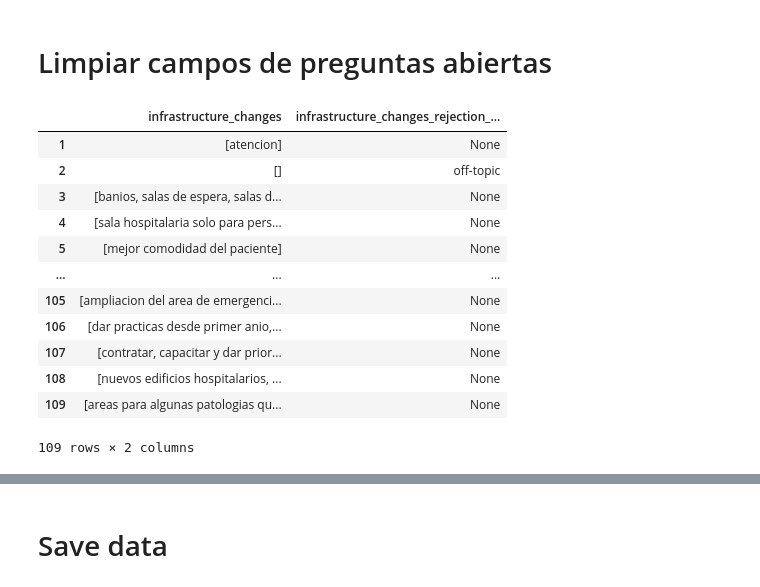
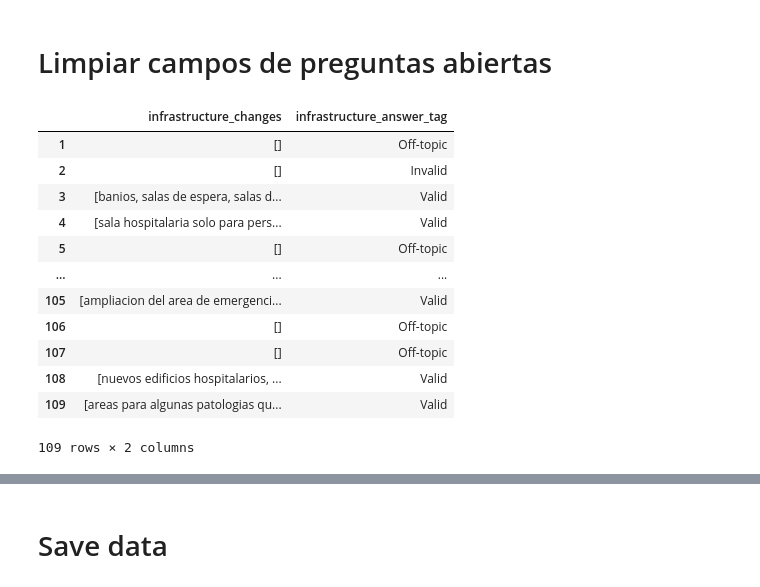
Before and after one commit to Mortadelo24/mejora-infrastructura-hospitalaria-managua-nicaragua, a Jupyter notebook: 01_Data_Preparation.ipynb, the cells around one changed output, grey strips where cells are left out. Drawn from its saved outputs; the diff is of its cells as text; code cells hidden in the pictures.

Commit message:
clean some questions

```diff
--- a/01_Data_Preparation.ipynb
+++ b/01_Data_Preparation.ipynb
@@ -30,7 +30,7 @@ data.rename(columns={
     'En su experiencia, ¿la modernización hospitalaria ha mejorado la calidad de la atención?': 'modernization_improves_attention',
     '¿Qué aspecto considera que ha mejorado más? ': 'improved_aspect_raw',
     '¿Qué desafíos persisten en la atención hospitalaria a pesar de la modernización?': 'challenges_raw',
-    '¿Cuáles son las patologías más frecuentes que ha observado en sus prácticas?': 'pathologies_raw',
+    '¿Cuáles son las patologías más frecuentes que ha observado en sus prácticas?': 'pathologies',
     '¿Considera que la red hospitalaria está mejor preparada para atender estas patologías en comparación con hace 5 años?': 'improved_pathologies_treatments',
     'En general, ¿cómo calificaría la modernización de la red hospitalaria pública en Managua (2020–2025)?  ': 'modernization_score',
     '¿Qué recomendación daría para mejorar la modernización hospitalaria en Nicaragua?': 'recomendations_raw'
@@ -56,8 +56,7 @@ data["most_important_technology_raw"] = data["most_important_technology_raw"].ap
     normalize_text)
 data["improved_aspect_raw"] = data["improved_aspect_raw"].apply(normalize_text)
 data["challenges_raw"] = data["challenges_raw"].apply(normalize_text)
-data["pathologies_raw"] = data["pathologies_raw"].apply(normalize_text)
-data["recomendations_raw"] = data["pathologies_raw"].apply(normalize_text)
+data["recomendations_raw"] = data["recomendations_raw"].apply(normalize_text)
 
 
 # corregir tipos de datos
@@ -78,7 +77,7 @@ data = data.astype({
     'modernization_improves_attention': 'category',
     'improved_aspect_raw': 'string',
     'challenges_raw': 'string',
-    'pathologies_raw': 'string',
+    'pathologies': 'category',
     'improved_pathologies_treatments': 'category',
     'modernization_score': 'int64',
     'recomendations_raw': 'string'
@@ -145,7 +144,7 @@ import json
 
 class Answer(BaseModel):
     items: list[str] = Field(..., description="A list of items extracted from the answer. if the answer is not valid, then it should be an empty list")
-    rejection_reason: str | None = Field(description="If the answer is invalid, provide a brief reason (e.g., 'Off-topic', 'Spam').")
+    tag: str = Field(..., description="Give a sentiment classification tag to the response if valid. If the answer is invalid, provide a brief tag (e.g., 'Off-topic', 'Spam').")
 
 class BatchFormattedResponse(BaseModel):
     formatted_results: List[Answer] = Field(
@@ -163,11 +162,10 @@ def clean_unstructed_text(question: str, answers: list[str]):
     1. Parse answers for this question "{question}"
     2. A valid response to a question can be a paragraph explaining or a directly any kind of list.
     4. Return *only* the JSON object matching the required schema.
-    3. For each element of the main list:
+    5. For each element of the main list:
         1. Evaluate if it is a valid response to the question and if not leave the list empty.
         6. The content of each output item can not contain special characters and must be plain text.
-        7. Each item should be reduce to a compact version that still expresses a valid response item for the question.
-        8. If the answer is invalid, give a breve explanation for why it is not a valid answer.
+        7. Each item should be reduce to a compact version still keep relevant information to the response.
 
     Answers:
     {json.dumps(answers)}
@@ -183,27 +181,30 @@ def clean_unstructed_text(question: str, answers: list[str]):
                                            ),
 
                                         )
+    if not response.text:
+        raise ValueError("No response from gemini")
+
     response_df = pd.DataFrame(BatchFormattedResponse.model_validate_json(response.text).model_dump()['formatted_results'])
 
     return response_df
 # %%
 question = "Mencione cambios en la infraestructura hospitalaria que considere relevante"
 result_df = clean_unstructed_text(question, data['infrastructure_changes_raw'].to_list())
-result_df.columns = ['infrastructure_changes', 'infrastructure_changes_rejection_reason']
+result_df.columns = ['infrastructure_changes', 'infrastructure_answer_tag']
 data[result_df.columns] = result_df.values
+
+data[["infrastructure_changes", "infrastructure_answer_tag"]]
+# %% [output]
+|  | infrastructure_changes | infrastructure_answer_tag |
+| 1 | [] | Off-topic |
+| 2 | [] | Invalid |
+| 3 | [banios, salas de espera, salas d... | Valid |
+| 4 | [sala hospitalaria solo para pers... | Valid |
+| 5 | [] | Off-topic |
+| ... | ... | ... |
+| 105 | [ampliacion del area de emergenci... | Valid |
+| 106 | [] | Off-topic |
+| 107 | [] | Off-topic |
+| 108 | [nuevos edificios hospitalarios, ... | Valid |
+| 109 | [areas para algunas patologias qu... | Valid |
+109 rows × 2 columns
-# %%
-data[["infrastructure_changes", "infrastructure_changes_rejection_reason"]]
-# %% [output]
-|  | infrastructure_changes | infrastructure_changes_rejection_... |
-| 1 | [atencion] | None |
-| 2 | [] | off-topic |
-| 3 | [banios, salas de espera, salas d... | None |
-| 4 | [sala hospitalaria solo para pers... | None |
-| 5 | [mejor comodidad del paciente] | None |
-| ... | ... | ... |
-| 105 | [ampliacion del area de emergenci... | None |
-| 106 | [dar practicas desde primer anio,... | None |
-| 107 | [contratar, capacitar y dar prior... | None |
-| 108 | [nuevos edificios hospitalarios, ... | None |
-| 109 | [areas para algunas patologias qu... | None |
-109 rows × 2 columns
```
Also changed, not shown: parts of 6 cells of this notebook, 1 other file.
